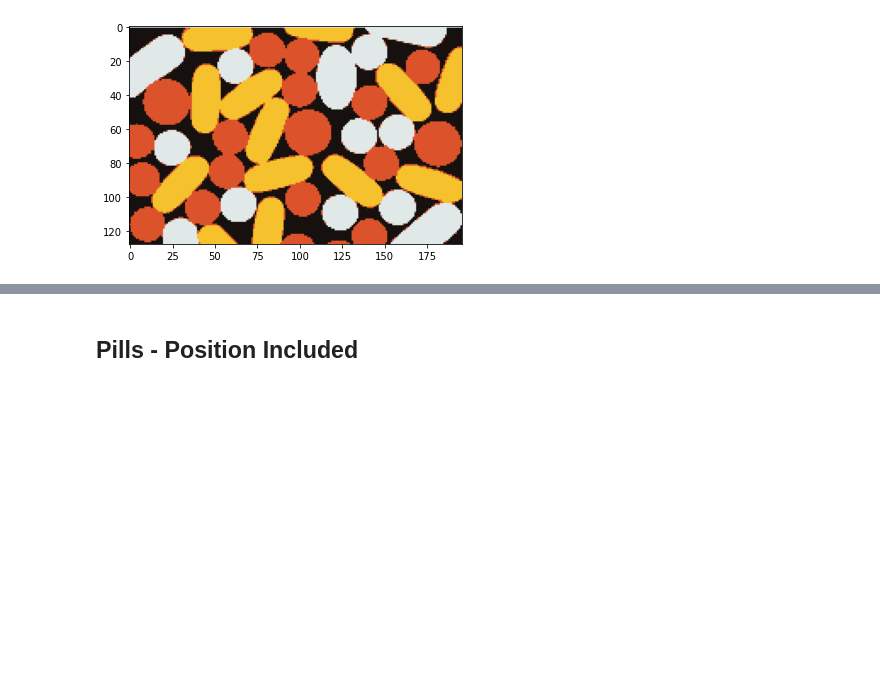
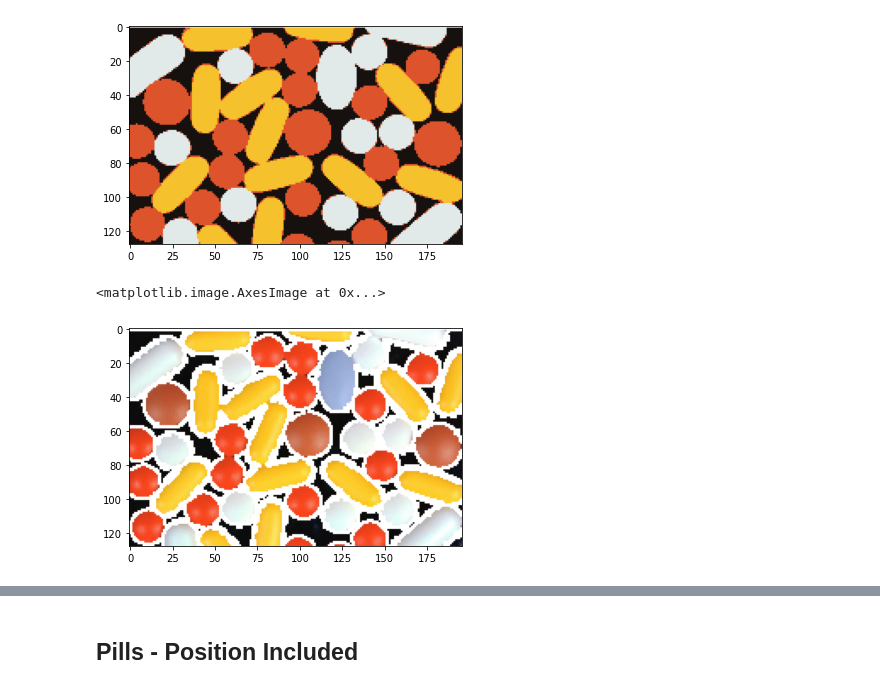
Before and after one commit to Bizangel/ImageSegmentation, a Jupyter notebook: Cut-it.ipynb, the cells around one changed output, grey strips where cells are left out. Cells and saved outputs as stored; diff of their text form; code cells hidden in the pictures; blank space fills up the shorter version.

```diff
--- a/Cut-it.ipynb
+++ b/Cut-it.ipynb
@@ -206,14 +227,14 @@ def get_region_splits(img, labels):
 
     return regionimgs
 
-def get_region_quantized(img, labels, centroids, max_val = 255):
+def get_region_quantized(img, labels, centroids, scale_centroids = 255):
     matlabels = np.reshape(np.array(labels), [img.shape[0], img.shape[1]])
     display = img.copy()
     for label in range(matlabels.max() + 1):
-        display[matlabels == label] = centroids[label] * max_val
+        display[matlabels == label] = centroids[label] * scale_centroids
     return display
 
-def get_image_splitted(img, labels, max_val = 255, border_color = [255,255,255], thickness=2):
+def get_image_splitted(img, labels, border_color = [255,255,255], thickness=2):
     matlabels = np.reshape(np.array(labels), [img.shape[0], img.shape[1]])
     display = img.copy()
     dilate_kernel = np.ones((thickness, thickness), 'uint8')
@@ -221,7 +242,6 @@ def get_image_splitted(img, labels, max_val = 255, border_color = [255,255,255],
         regionmask = matlabels == label
         regionedges = cv2.Canny(regionmask.astype('uint8')*255, 80, 200)
         dilated_edges_img = cv2.dilate(regionedges,dilate_kernel, iterations=1)
-        # dilated_edges_img = np.repeat(cv2.dilate(regionedges,dilate_kernel, iterations=1)[:,:,np.newaxis], 3, axis=2)
 
         display[dilated_edges_img == 255] = border_color
 
@@ -254,3 +277,9 @@ plt.imshow(quantized)
 # %% [output]
 <matplotlib.image.AxesImage at 0x...>
 [figure]
+# %%
+splitted = get_image_splitted(pills, labels)
+plt.imshow(splitted)
+# %% [output]
+<matplotlib.image.AxesImage at 0x...>
+[figure, added]
```
Also changed, not shown: parts of 48 cells of this notebook.
